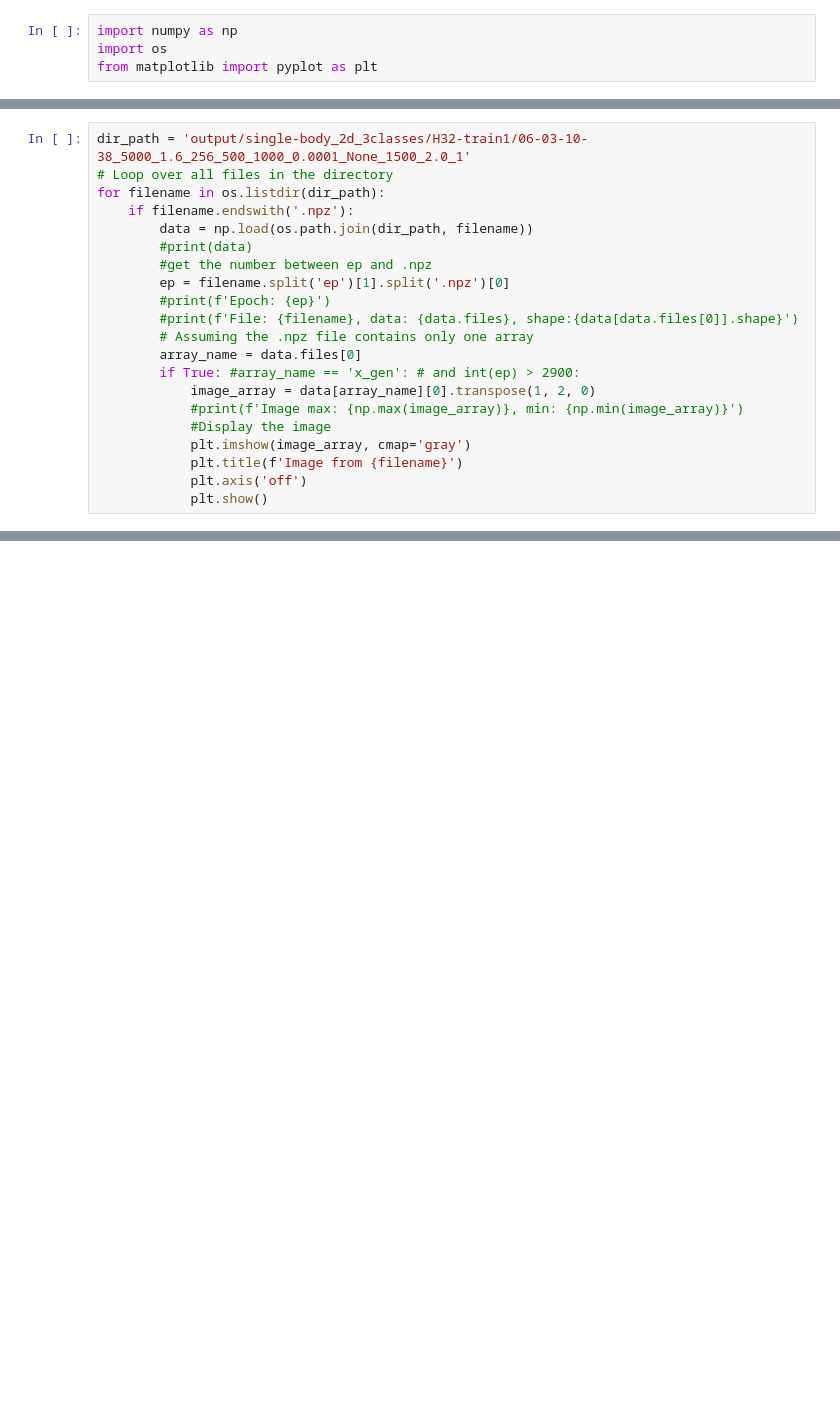
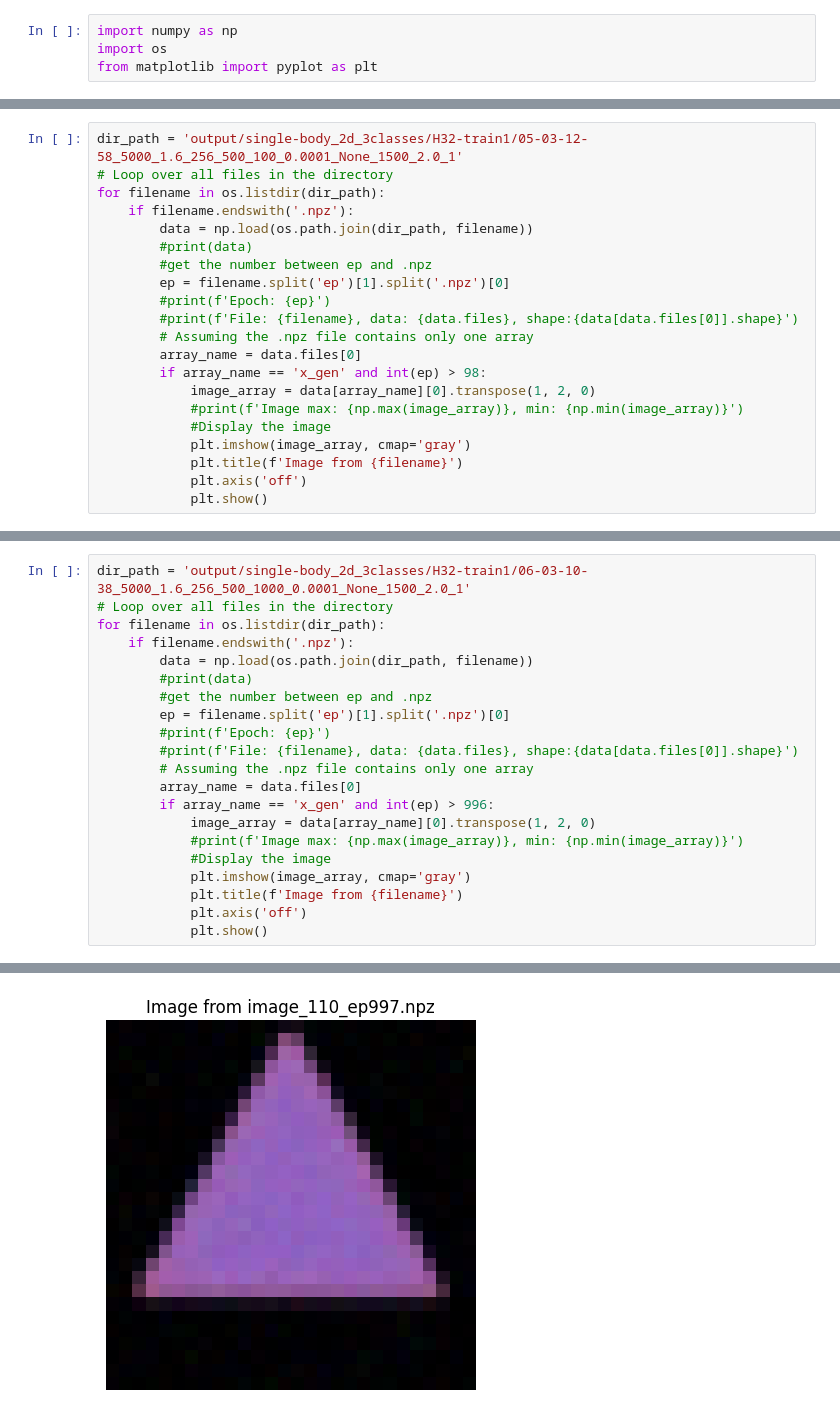
Before and after one commit to Yuumna/concept_graphs, a Jupyter notebook: viz_image.ipynb, the cells around one changed output, grey strips where cells are left out. Saved outputs shown, nothing was run; the diff lists cells and outputs as text; blank space fills up the shorter version.

```diff
--- a/viz_image.ipynb
+++ b/viz_image.ipynb
@@ -60,0 +75,21 @@ for filename in os.listdir(dir_path):
+# %%
+dir_path = 'output/single-body_2d_3classes/H32-train1/05-03-12-58_5000_1.6_256_500_100_0.0001_None_1500_2.0_1'
+# Loop over all files in the directory
+for filename in os.listdir(dir_path):
+    if filename.endswith('.npz'):
+        data = np.load(os.path.join(dir_path, filename))
+        #print(data)
+        #get the number between ep and .npz
+        ep = filename.split('ep')[1].split('.npz')[0]
+        #print(f'Epoch: {ep}')
+        #print(f'File: {filename}, data: {data.files}, shape:{data[data.files[0]].shape}')
+        # Assuming the .npz file contains only one array
+        array_name = data.files[0]
+        if array_name == 'x_gen' and int(ep) > 98:
+            image_array = data[array_name][0].transpose(1, 2, 0)
+            #print(f'Image max: {np.max(image_array)}, min: {np.min(image_array)}')
+            #Display the image
+            plt.imshow(image_array, cmap='gray')
+            plt.title(f'Image from {filename}')
+            plt.axis('off')
+            plt.show()
@@ -71,7 +120,7 @@ for filename in os.listdir(dir_path):
         #print(f'File: {filename}, data: {data.files}, shape:{data[data.files[0]].shape}')
         # Assuming the .npz file contains only one array
         array_name = data.files[0]
-        if True: #array_name == 'x_gen': # and int(ep) > 2900:
+        if array_name == 'x_gen' and int(ep) > 996:
             image_array = data[array_name][0].transpose(1, 2, 0)
             #print(f'Image max: {np.max(image_array)}, min: {np.min(image_array)}')
             #Display the image
@@ -79,3 +128,4 @@ for filename in os.listdir(dir_path):
             plt.title(f'Image from {filename}')
             plt.axis('off')
             plt.show()
+# %% [output]
@@ -81,0 +133 @@ for filename in os.listdir(dir_path):
+[figure, added]
```
Also changed, not shown: parts of 6 cells of this notebook, 4 other files.
